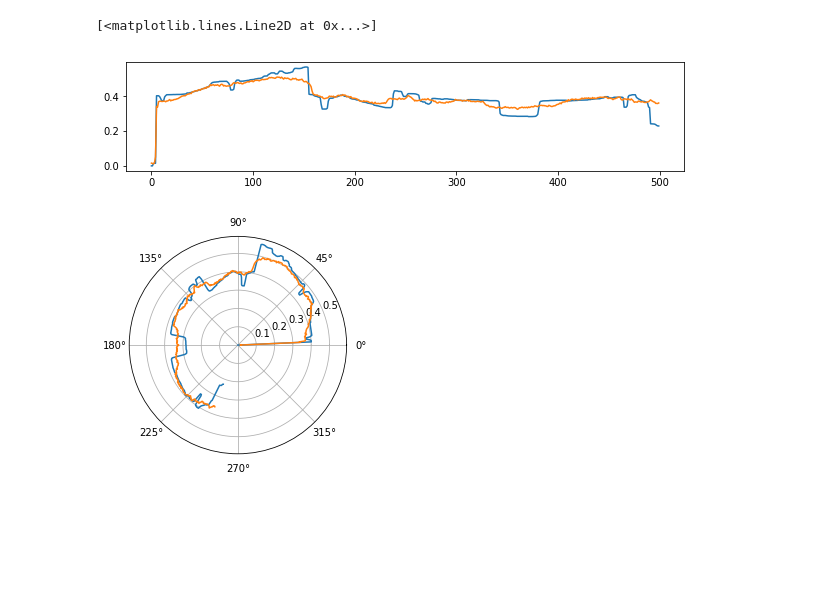
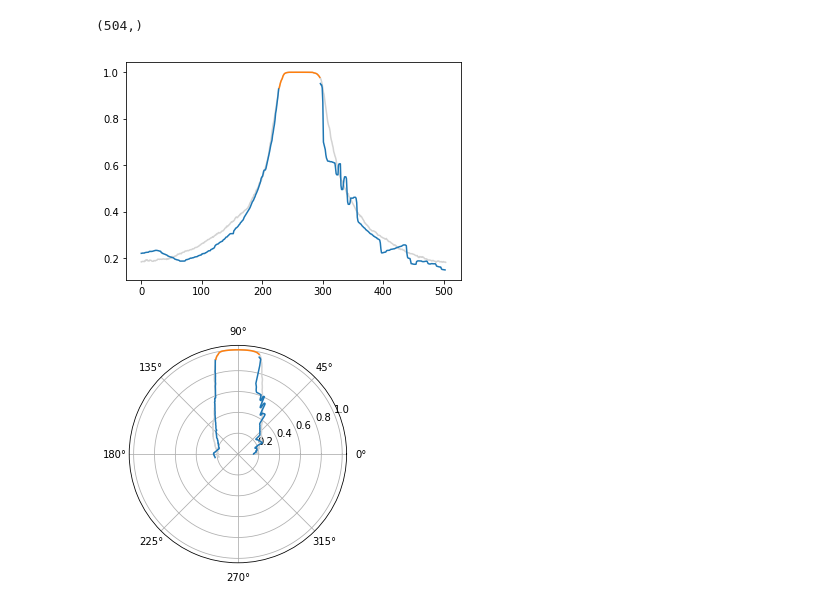
Before and after one commit to shrijitsingh99/guess, a Jupyter notebook: src/py/vae_guess.ipynb, the cells around one changed output. Drawn from its saved outputs; the diff is of its cells as text; code cells hidden in the pictures; blank space fills up the shorter version.

```diff
--- a/src/py/vae_guess.ipynb
+++ b/src/py/vae_guess.ipynb
@@ -172,18 +178,52 @@ print(x_decoded.shape)
-# %%
-scan_idx = 50
-plt.figure(figsize=(10, 2))
-theta = np.arange(0, (3/2) * np.pi, 0.004363323)[:1000]
-r = np.zeros((500))
-for i in range(r.shape[0]): r[i] = theta[i*2]
-
-plt.plot(np.arange(x_test.shape[1]), x_test[scan_idx,:])
-plt.plot(np.arange(x_test.shape[1]), x_decoded[scan_idx,:])
-
-plt.figure()
-ax = plt.subplot(111, projection='polar')
-ax.plot(r, x_test[scan_idx,:])
-ax.plot(r, x_decoded[scan_idx,:])
-# %% [output]
-[<matplotlib.lines.Line2D at 0x...>]
-[figure, removed]
-[figure, removed]
+# %%
+scan_idx = 900
+lstep = (3/2)*np.pi/720
+theta = np.arange(bound*(3/2)*np.pi, (1 - bound)*(3/2)*np.pi, lstep) - bound*(3/2)*np.pi
+theta = theta[::-1]
+print(theta.shape)
+# %% [output]
+(504,)
+# %%
+def getScanSegments(scans, threshold):
+    segments = []
+    iseg = 0
+    useg = bool(scans[0] > threshold)
+    for d in range(scans.shape[0]):
+        if useg and scans[d] < threshold:
+            segments.append([iseg, d, useg])
+            iseg = d
+            useg = False
+        if not useg and scans[d] > threshold:
+            segments.append([iseg, d, useg])
+            iseg = d
+            useg = True
+        if d == x.shape[0] - 1: segments.append([iseg, d, useg])
+    return segments
+# %%
+x = np.arange(x_test.shape[1])
+segments = getScanSegments(x_test[scan_idx,:], 0.99)
+# print(np.array(segments).shape, "--", segments)
+
+plt.figure()
+plt.plot(x, x_decoded[scan_idx,:], color='lightgray')
+for s in segments:
+    if s[2]:
+        col = '#ff7f0e'
+        plt.plot(x[s[0]:s[1]], x_decoded[scan_idx, s[0]:s[1]], color=col)
+    else:
+        col = '#1f77b4'
+        plt.plot(x[s[0]:s[1]], x_test[scan_idx, s[0]:s[1]], color=col)
+
+plt.figure()
+ax = plt.subplot(111, projection='polar')
+ax.plot(theta, x_decoded[scan_idx, :], color='lightgray')
+for s in segments:
+    if s[2]:
+        col = '#ff7f0e'
+        ax.plot(theta[s[0]:s[1]], x_decoded[scan_idx, s[0]:s[1]], color=col)
+    else:
+        col = '#1f77b4'
+        ax.plot(theta[s[0]:s[1]], x_test[scan_idx, s[0]:s[1]], color=col)
+# %% [output]
+[figure, added]
+[figure, added]
```
Also changed, not shown: parts of 11 cells of this notebook.
